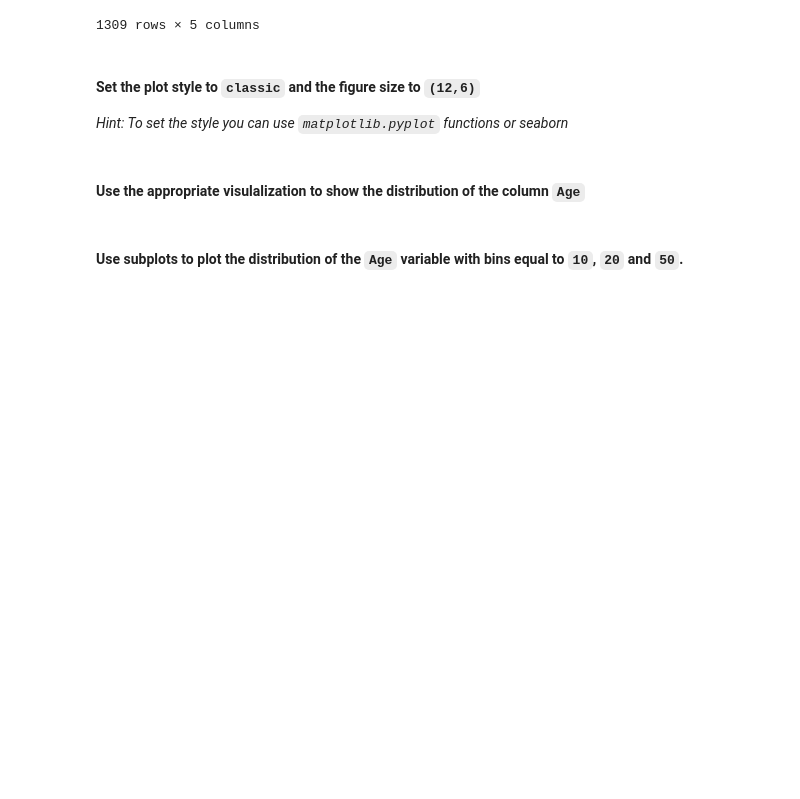
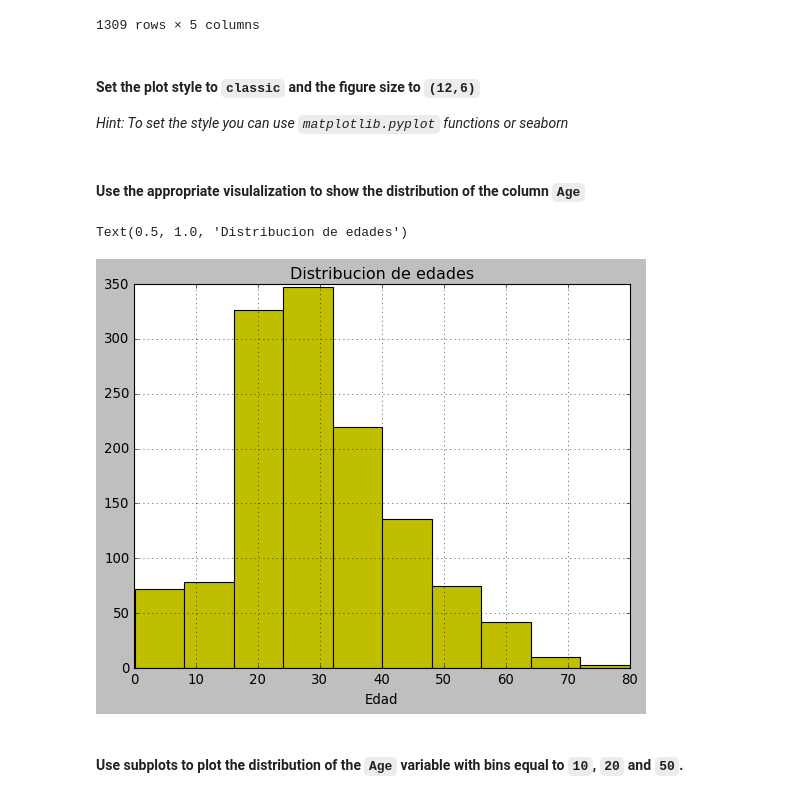
Before and after one commit to soledb94/datamad0320, a Jupyter notebook: module-2/lab-matplotlib-seaborn/your-code/challenge-3.ipynb, the cells around one changed output. Drawn from its saved outputs; the diff is of its cells as text; code cells hidden in the pictures; blank space fills up the shorter version.

```diff
--- a/module-2/lab-matplotlib-seaborn/your-code/challenge-3.ipynb
+++ b/module-2/lab-matplotlib-seaborn/your-code/challenge-3.ipynb
@@ -10,7 +10,7 @@ import seaborn as sns
 # %% [markdown]
 #### Import the titanic file. Name your dataset `titanic`.
 # %%
-df = pd.read_csv('your-code/titanic.csv',low_memory=False)
+df = pd.read_csv('titanic.csv',low_memory=False)
 df.head()
 # %% [output]
 |  | PassengerId | Survived | Pclass | Name | Gender | Age | SibSp | Parch | Ticket | Fare | ... |
@@ -86,5 +86,7 @@ df.select_dtypes(object)
 *Hint: To set the style you can use `matplotlib.pyplot` functions or seaborn*
 # %%
 # your code here
+
+plt.style.use('classic')
 # %% [markdown]
 #### Use the appropriate visulalization to show the distribution of the column `Age`
@@ -93,2 +93,12 @@ df.select_dtypes(object)
+# %%
+# your code here
+
+df["Age"].hist(color="y")
+
+plt.xlabel("Edad")
+plt.title("Distribucion de edades")
+# %% [output]
+Text(0.5, 1.0, 'Distribucion de edades')
+[figure, added]
 # %% [markdown]
 #### Use subplots to plot the distribution of the `Age` variable with bins equal to `10`, `20` and `50`.
```
Also changed, not shown: parts of 13 cells of this notebook, 1 other file.
